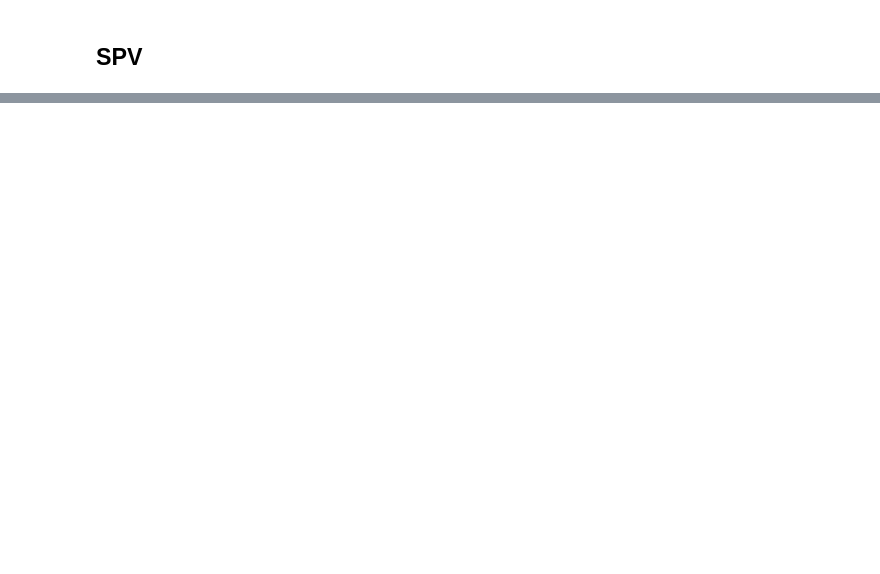
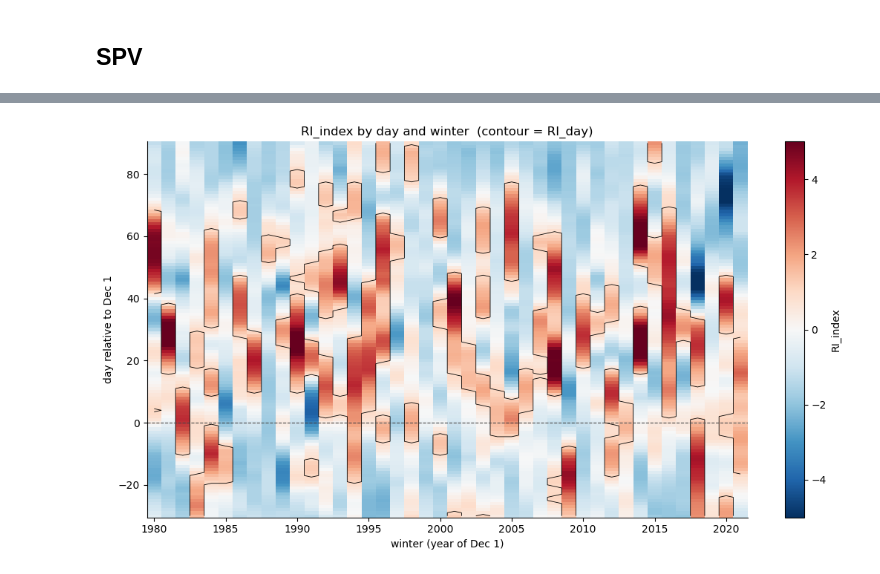
Before and after one commit to augustlepique/circs-research, a Jupyter notebook: jupyter_notebooks/climate_indices.ipynb, the cells around one changed output, grey strips where cells are left out. Saved outputs shown, nothing was run; the diff lists cells and outputs as text; code cells hidden in the pictures; blank space fills up the shorter version.

```diff
--- a/jupyter_notebooks/climate_indices.ipynb
+++ b/jupyter_notebooks/climate_indices.ipynb
@@ -134,0 +235,4 @@ KeyError: "['RMM1', 'RMM2', 'phase', 'amplitude'] not in index"
+# %%
+ri = xr.open_dataset(
+    '/home1/lepique/circs_research/data/Reflection_index_US_ERA5_DJFM_1980-2021_12-03_center_minima_1.0_c.nc'
+    )
@@ -134,0 +268,14 @@ KeyError: "['RMM1', 'RMM2', 'phase', 'amplitude'] not in index"
+# %%
+fig, ax = plt.subplots(figsize=(11,6))
+vmax = float(abs(ri.RI_index).quantile(0.99))
+m = ax.pcolormesh(ri.year, ri.time, ri.RI_index, cmap='RdBu_r',
+                  vmin=-vmax, vmax=vmax, shading='nearest')
+ax.contour(ri.year, ri.time, ri.RI_day, levels=[0.5], colors='k', linewidths=0.6)
+ax.axhline(0, color='0.3', lw=0.8, ls='--')
+ax.set_xlabel('winter (year of Dec 1)'); ax.set_ylabel('day relative to Dec 1')
+ax.set_title('RI_index by day and winter  (contour = RI_day)')
+fig.colorbar(m, ax=ax, label='RI_index')
+for s in ('top','right'): ax.spines[s].set_visible(False)
+fig.tight_layout()
+# %% [output]
+[figure, added]
```
Also changed, not shown: parts of 95 cells of this notebook, 1 other file.
